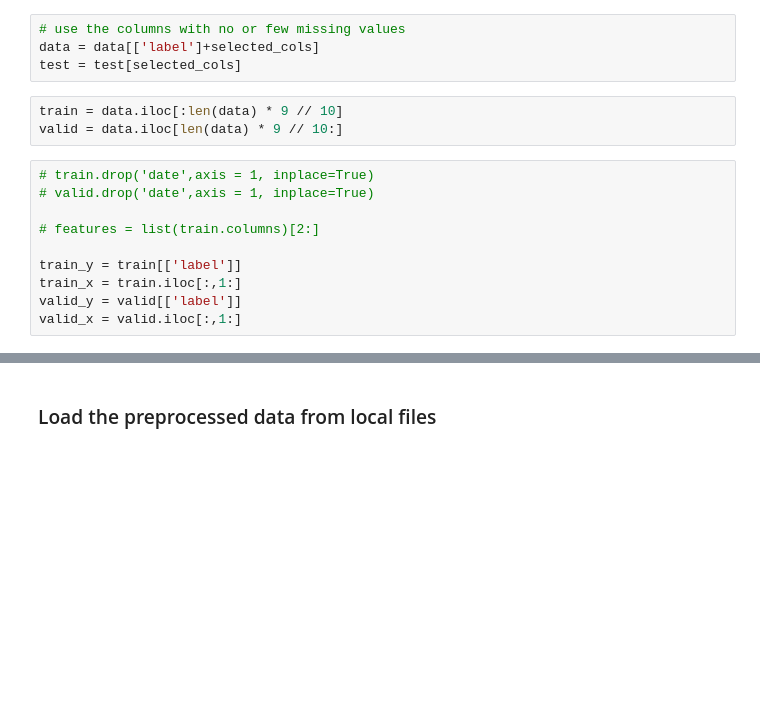
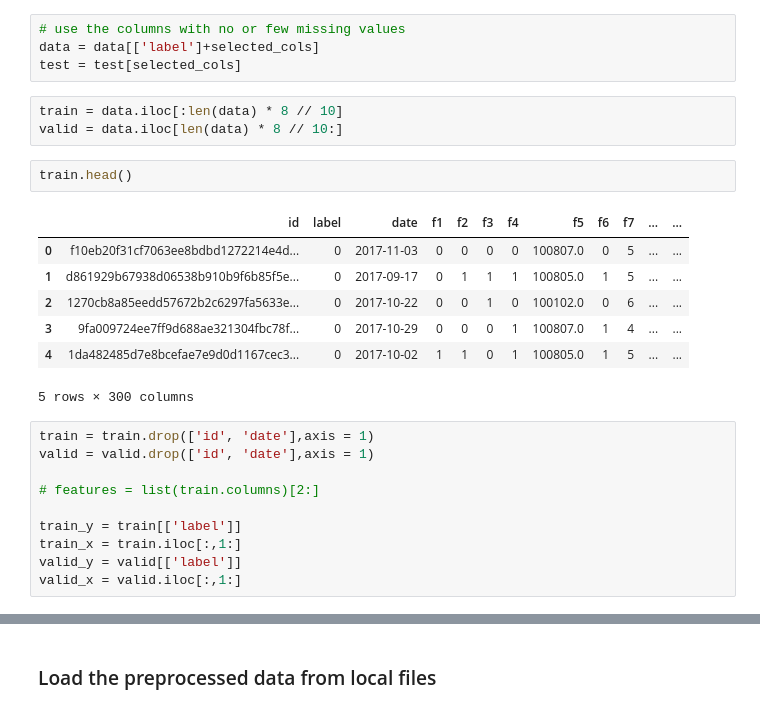
Before and after one commit to xiaosuper163/atec, a Jupyter notebook: fraud_baseline.ipynb, the cells around one changed output, grey strips where cells are left out. Cells and saved outputs as stored; diff of their text form; blank space fills up the shorter version.

```diff
--- a/fraud_baseline.ipynb
+++ b/fraud_baseline.ipynb
@@ -261,11 +311,21 @@ for col in test.columns[2:]:
 data = data[['label']+selected_cols]
 test = test[selected_cols]
 # %%
-train = data.iloc[:len(data) * 9 // 10]
-valid = data.iloc[len(data) * 9 // 10:]
+train = data.iloc[:len(data) * 8 // 10]
+valid = data.iloc[len(data) * 8 // 10:]
+# %%
+train.head()
+# %% [output]
+|  | id | label | date | f1 | f2 | f3 | f4 | f5 | f6 | f7 | ... | ... |
+| 0 | f10eb20f31cf7063ee8bdbd1272214e4d... | 0 | 2017-11-03 | 0 | 0 | 0 | 0 | 100807.0 | 0 | 5 | ... | ... |
+| 1 | d861929b67938d06538b910b9f6b85f5e... | 0 | 2017-09-17 | 0 | 1 | 1 | 1 | 100805.0 | 1 | 5 | ... | ... |
+| 2 | 1270cb8a85eedd57672b2c6297fa5633e... | 0 | 2017-10-22 | 0 | 0 | 1 | 0 | 100102.0 | 0 | 6 | ... | ... |
+| 3 | 9fa009724ee7ff9d688ae321304fbc78f... | 0 | 2017-10-29 | 0 | 0 | 0 | 1 | 100807.0 | 1 | 4 | ... | ... |
+| 4 | 1da482485d7e8bcefae7e9d0d1167cec3... | 0 | 2017-10-02 | 1 | 1 | 0 | 1 | 100805.0 | 1 | 5 | ... | ... |
+5 rows × 300 columns
 # %%
-# train.drop('date',axis = 1, inplace=True)
-# valid.drop('date',axis = 1, inplace=True)
+train = train.drop(['id', 'date'],axis = 1)
+valid = valid.drop(['id', 'date'],axis = 1)
 
 # features = list(train.columns)[2:]
 
```
Also changed, not shown: parts of 34 cells of this notebook, 2 other files.
